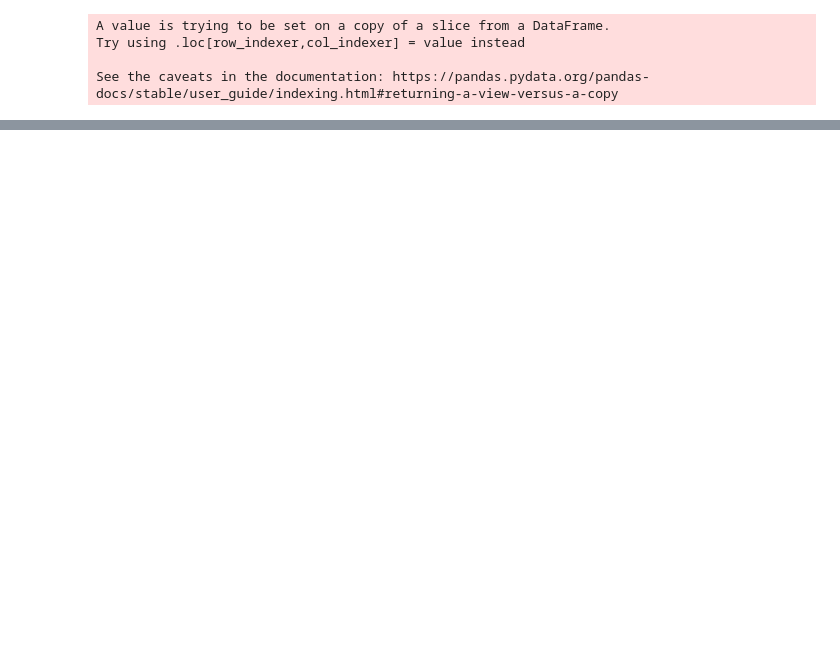
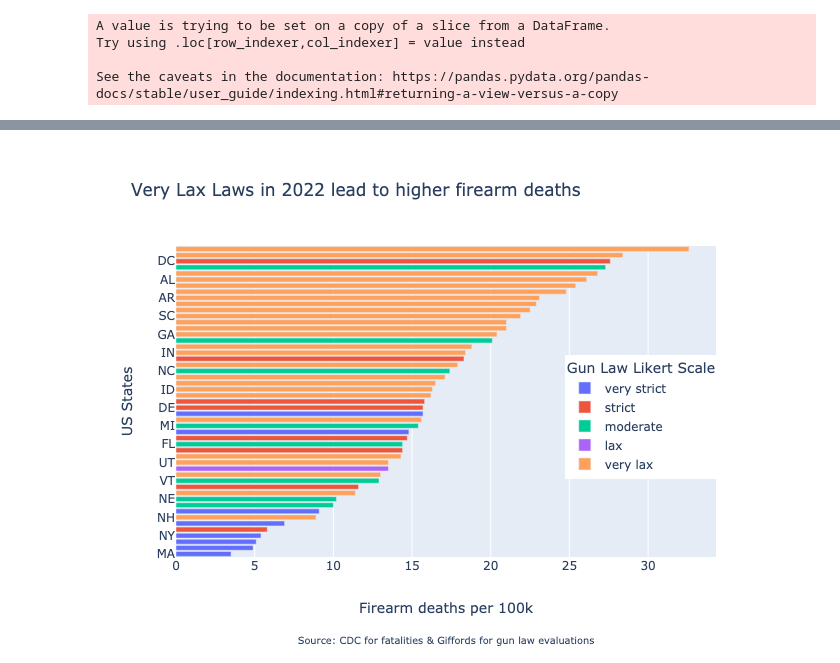
Before and after one commit to jforster19/Data608, a Jupyter notebook: Data Story 3 Draft.ipynb, the cells around one changed output, grey strips where cells are left out. Drawn from its saved outputs; the diff is of its cells as text; code cells hidden in the pictures; blank space fills up the shorter version.

```diff
--- a/Data Story 3 Draft.ipynb
+++ b/Data Story 3 Draft.ipynb
@@ -260,6 +261,8 @@ fig_bar = px.bar(viz_df,
                 # color_discrete_sequence=px.colors.qualitative.D3,
                 category_orders={'gun_law_likert_scale':['very strict','strict','moderate','lax','very lax']})
 fig_bar.update_layout(yaxis={'categoryorder':'total ascending','title':'US States'},
-                      xaxis={'title':'Firearm deaths per 100k'},
-                      legend=dict(x=0.8,y=0.25,title='Gun Law Likert Scale'))
+                      xaxis={'title':'Firearm deaths per 100k<br><br><sup>Source: CDC for fatalities & Giffords for gun law evaluations<sup>'},
+                      legend=dict(x=0.72,y=0.25,title='Gun Law Likert Scale'))
+fig_bar_img = fig_bar.to_image(format="png")
+Image(fig_bar_img)
 # %% [output]
@@ -267,3 +269,4 @@ fig_bar.update_layout(yaxis={'categoryorder':'total ascending','title':'US State
+[figure, added]
 # %%
 fig_box = px.box(viz_all_years_df,x='gun_law_likert_scale',y='value_num',color='Year',
        labels={"value_num": "Firearm deaths per 100k",
```
Also changed, not shown: parts of 9 cells of this notebook.
